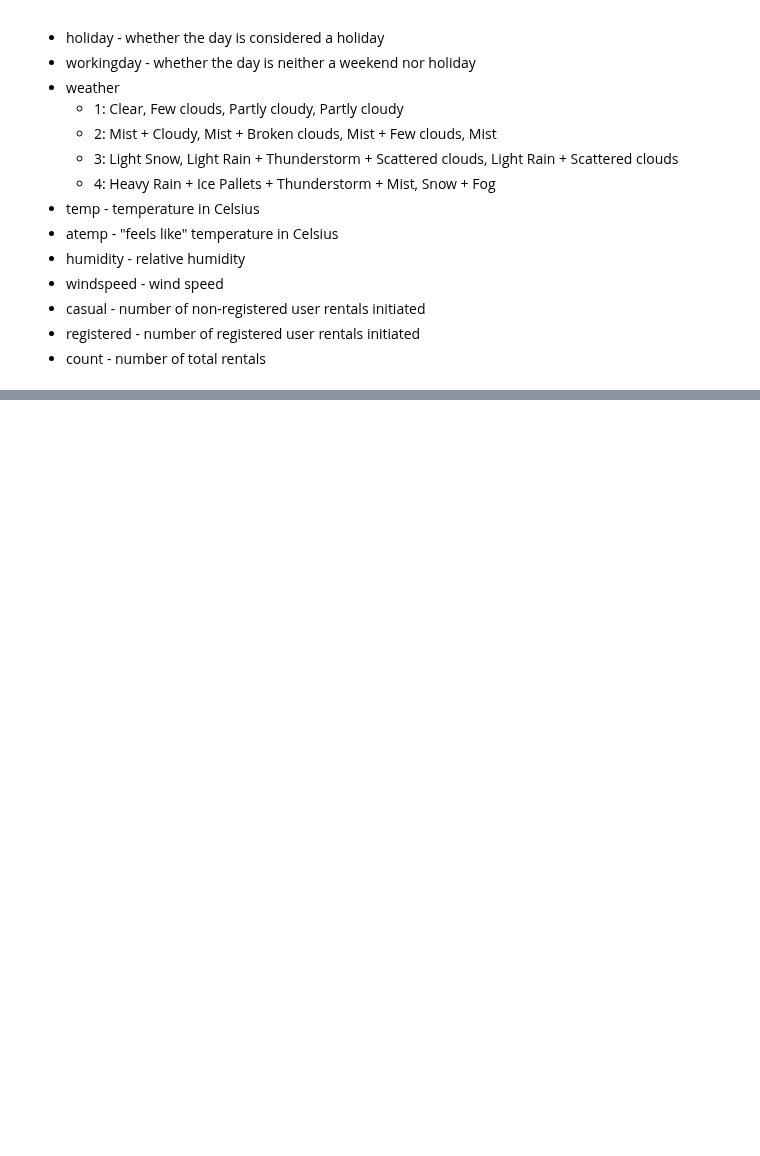
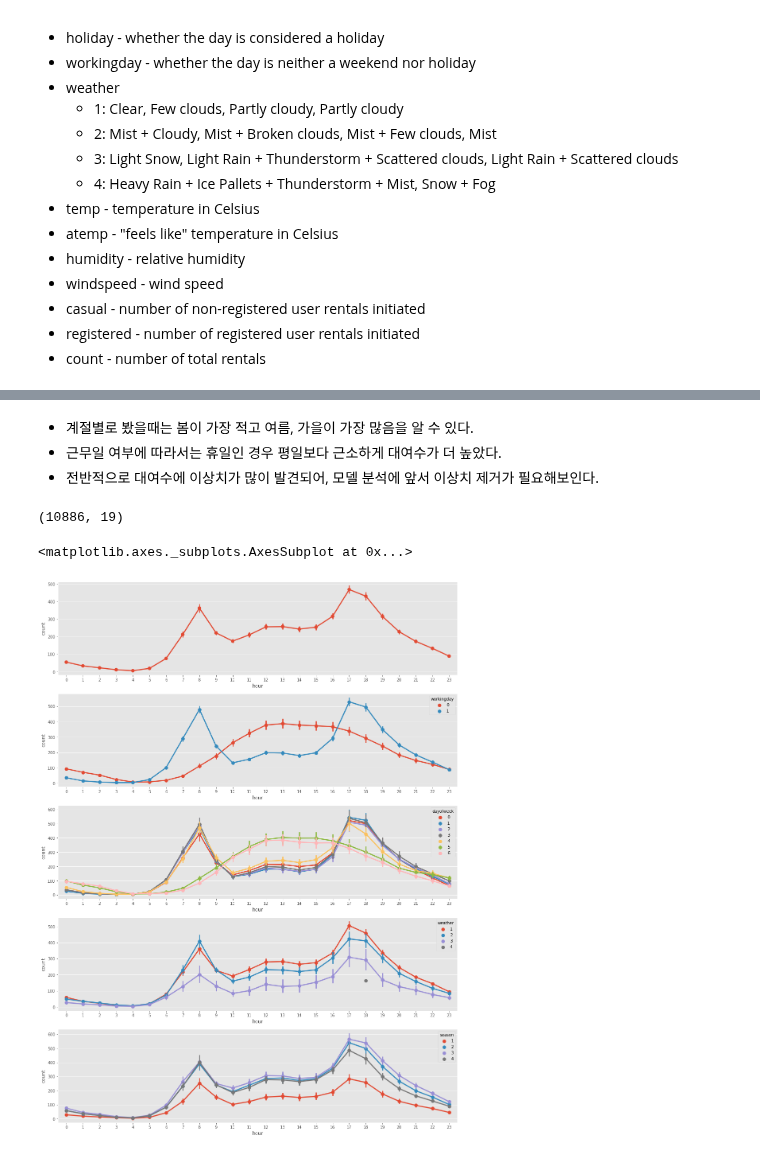
Before and after one commit to eruru0411/DL_Study, a Jupyter notebook: Kaggle_bike.ipynb, the cells around one changed output, grey strips where cells are left out. Cells and saved outputs as stored; diff of their text form; code cells hidden in the pictures; blank space fills up the shorter version.

```diff
--- a/Kaggle_bike.ipynb
+++ b/Kaggle_bike.ipynb
@@ -236,0 +182,22 @@ dayofweek Int64Index([], dtype='int64')
+# %% [markdown]
+- 계절별로 봤을때는 봄이 가장 적고 여름, 가을이 가장 많음을 알 수 있다.
+- 근무일 여부에 따라서는 휴일인 경우 평일보다 근소하게 대여수가 더 높았다.
+- 전반적으로 대여수에 이상치가 많이 발견되어, 모델 분석에 앞서 이상치 제거가 필요해보인다.
+# %%
+train["dayofweek"] = train["datetime"].dt.dayofweek
+train.shape
+# %% [output]
+(10886, 19)
+# %%
+fig, (ax1,ax2,ax3,ax4,ax5) = plt.subplots(nrows=5)
+fig.set_size_inches(18,25)
+
+#시간대별 대여량을 근무일/휴일, 날씨, 계절에 따라 비교
+sns.pointplot(data=train, x="hour", y="count", ax=ax1)
+sns.pointplot(data=train, x="hour", y="count", hue="workingday", ax=ax2)
+sns.pointplot(data=train, x="hour", y="count", hue="dayofweek", ax=ax3)
+sns.pointplot(data=train, x="hour", y="count", hue="weather", ax=ax4)
+sns.pointplot(data=train, x="hour", y="count", hue="season", ax=ax5)
+# %% [output]
+<matplotlib.axes._subplots.AxesSubplot at 0x...>
+[figure, added]
```
Also changed, not shown: parts of 64 cells of this notebook.
